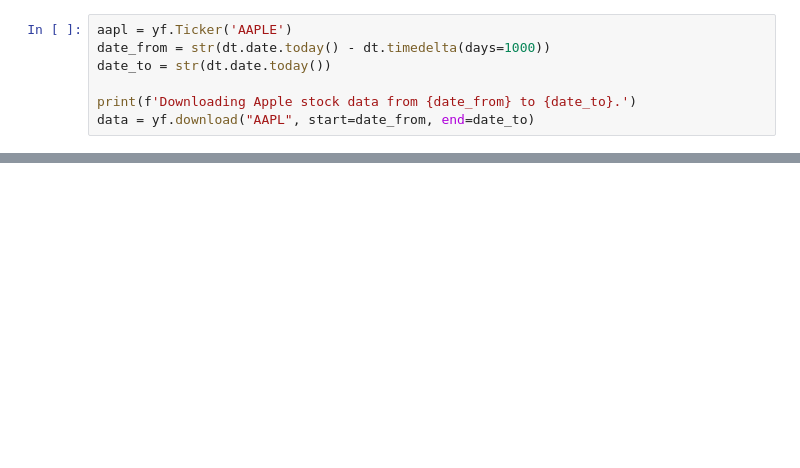
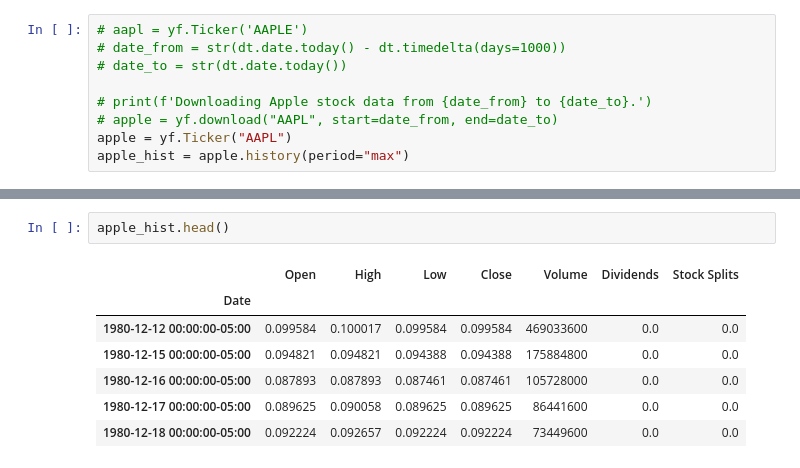
Before and after one commit to RayNG123/TradeQuantalytics, a Jupyter notebook: 02-random_forest.ipynb, the cells around one changed output, grey strips where cells are left out. Cells and saved outputs as stored; diff of their text form; blank space fills up the shorter version.

```diff
--- a/02-random_forest.ipynb
+++ b/02-random_forest.ipynb
@@ -14,8 +14,10 @@ import yfinance as yf
 # %%
-aapl = yf.Ticker('AAPLE')
-date_from = str(dt.date.today() - dt.timedelta(days=1000))
-date_to = str(dt.date.today())
+# aapl = yf.Ticker('AAPLE')
+# date_from = str(dt.date.today() - dt.timedelta(days=1000))
+# date_to = str(dt.date.today())
 
-print(f'Downloading Apple stock data from {date_from} to {date_to}.')
-data = yf.download("AAPL", start=date_from, end=date_to)
+# print(f'Downloading Apple stock data from {date_from} to {date_to}.')
+# apple = yf.download("AAPL", start=date_from, end=date_to)
+apple = yf.Ticker("AAPL")
+apple_hist = apple.history(period="max")
 # %% [output]
@@ -23 +25,11 @@ Downloading Apple stock data from 2020-09-13 to 2023-06-10.
 [*********************100%***********************]  1 of 1 completed
+# %%
+apple_hist.head()
+# %% [output]
+|  | Open | High | Low | Close | Volume | Dividends | Stock Splits |
+| Date |  |  |  |  |  |  |  |
+| 1980-12-12 00:00:00-05:00 | 0.099584 | 0.100017 | 0.099584 | 0.099584 | 469033600 | 0.0 | 0.0 |
+| 1980-12-15 00:00:00-05:00 | 0.094821 | 0.094821 | 0.094388 | 0.094388 | 175884800 | 0.0 | 0.0 |
+| 1980-12-16 00:00:00-05:00 | 0.087893 | 0.087893 | 0.087461 | 0.087461 | 105728000 | 0.0 | 0.0 |
+| 1980-12-17 00:00:00-05:00 | 0.089625 | 0.090058 | 0.089625 | 0.089625 | 86441600 | 0.0 | 0.0 |
+| 1980-12-18 00:00:00-05:00 | 0.092224 | 0.092657 | 0.092224 | 0.092224 | 73449600 | 0.0 | 0.0 |
```
Also changed, not shown: parts of 25 cells of this notebook.
